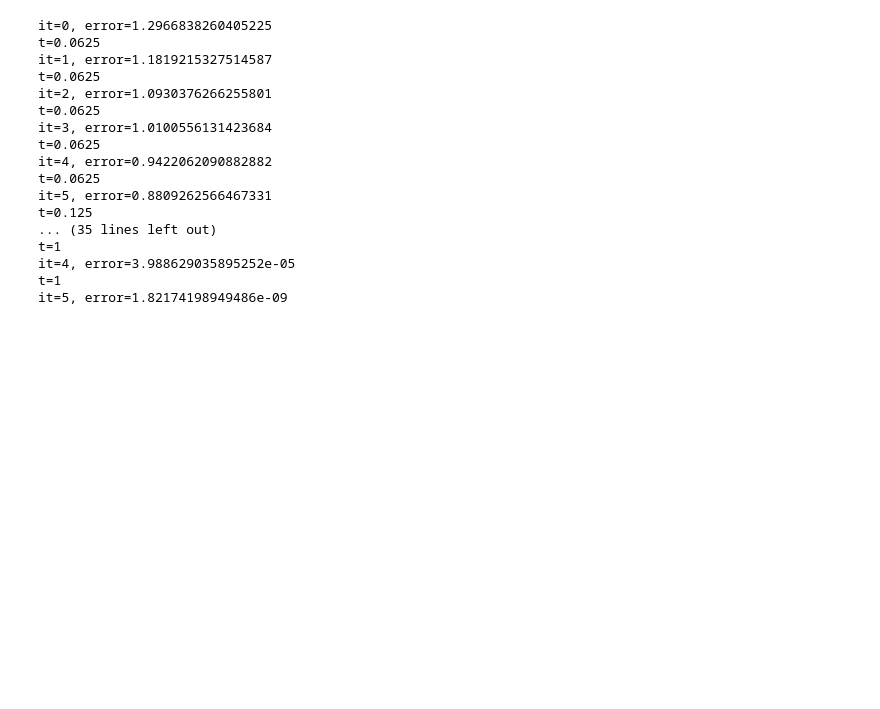
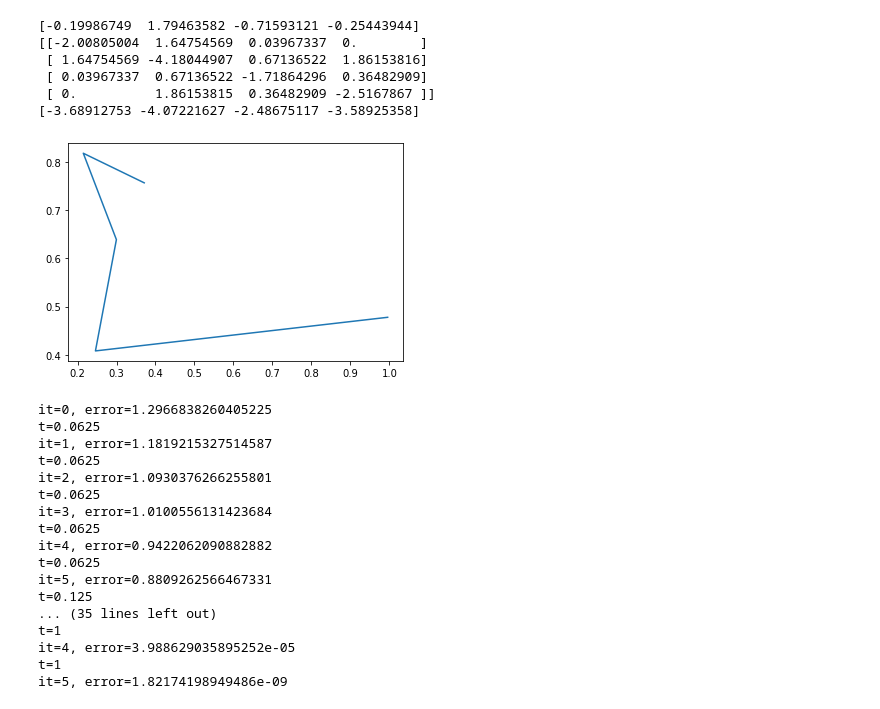
Before and after one commit to mrgt/ot-optics, a Jupyter notebook: ot-metasurfaces.ipynb, the cells around one changed output. Saved outputs shown, nothing was run; the diff lists cells and outputs as text; code cells hidden in the pictures; blank space fills up the shorter version.

```diff
--- a/ot-metasurfaces.ipynb
+++ b/ot-metasurfaces.ipynb
@@ -9 +4,28 @@ plt.plot(Y[:,0], Y[:,1])
+# %%
+N = 5
+psi = np.zeros(N)
+Y = np.random.rand(N,2)
+#plt.plot(Y[:,0], Y[:,1])
+beta = 0.1
+
+# produce some images
+def H_DH(psi):
+    lag = make_laguerre(Y, psi, beta, k=100)
+    return compute_H_DH_from_laguerre(Y,beta,lag)
+
+h,dh = H_DH(psi)
+
+dh = dh[0:N-1,0:N-1]
+h = h[0:N-1]
+print(h - 4/N)
+print(dh)
+print(np.linalg.solve(dh,h))
+# %% [output]
+[-0.19986749  1.79463582 -0.71593121 -0.25443944]
+[[-2.00805004  1.64754569  0.03967337  0.        ]
+ [ 1.64754569 -4.18044907  0.67136522  1.86153816]
+ [ 0.03967337  0.67136522 -1.71864296  0.36482909]
+ [ 0.          1.86153815  0.36482909 -2.5167867 ]]
+[-3.68912753 -4.07221627 -2.48675117 -3.58925358]
+[figure, added]
 # %%
```
Also changed, not shown: parts of 2 cells of this notebook, 2 other files.
